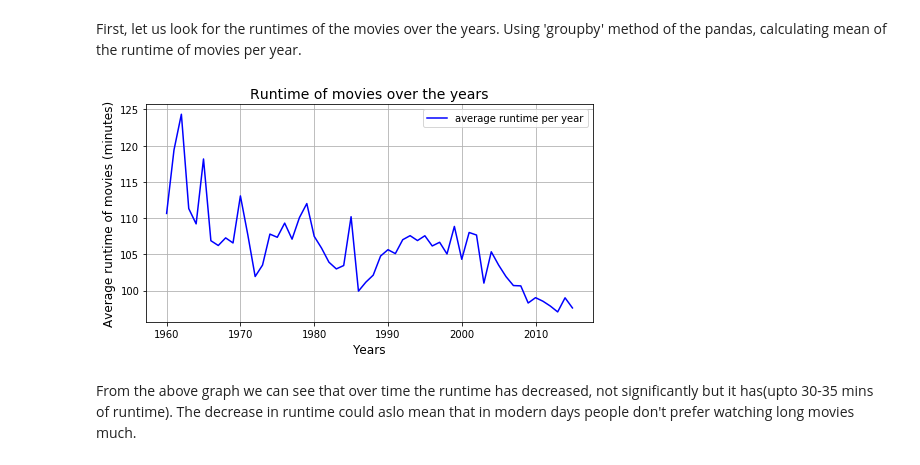
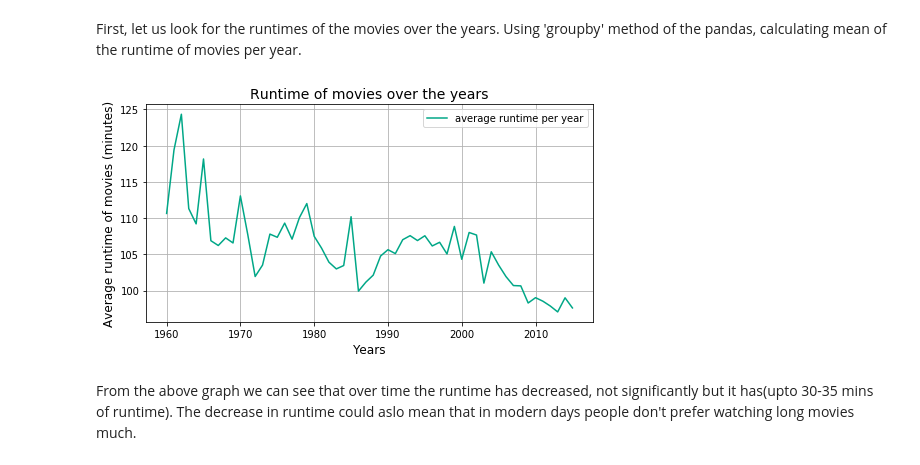
Before and after one commit to dhruv-3d/tinkering, a Jupyter notebook: started_from_the_bottom.ipynb, the cells around one changed output. Saved outputs shown, nothing was run; the diff lists cells and outputs as text; code cells hidden in the pictures.

```diff
--- a/started_from_the_bottom.ipynb
+++ b/started_from_the_bottom.ipynb
@@ -164,14 +164,14 @@ Using 'groupby' method of the pandas, calculating mean of the runtime of movies
 runtime_info = df.groupby(['release_year'])['runtime'].mean()
 # %%
 plt.figure(figsize=(8,4))
-plt.plot(runtime_info.index, runtime_info.values, label='average runtime per year', color='blue');
+plt.plot(runtime_info.index, runtime_info.values, label='average runtime per year', color='#00a787');
 plt.title('Runtime of movies over the years', size=14)
 plt.xlabel('Years', size=12)
 plt.ylabel('Average runtime of movies (minutes)', size=12)
 plt.legend()
 plt.grid()
 # %% [output]
-[figure, old version]
+[figure, new version]
 # %% [markdown]
 From the above graph we can see that over time the runtime has decreased, not significantly but it has(upto 30-35 mins of runtime).
 The decrease in runtime could aslo mean that in modern days people don't prefer watching long movies much.
```
Also changed, not shown: parts of 8 cells of this notebook.
